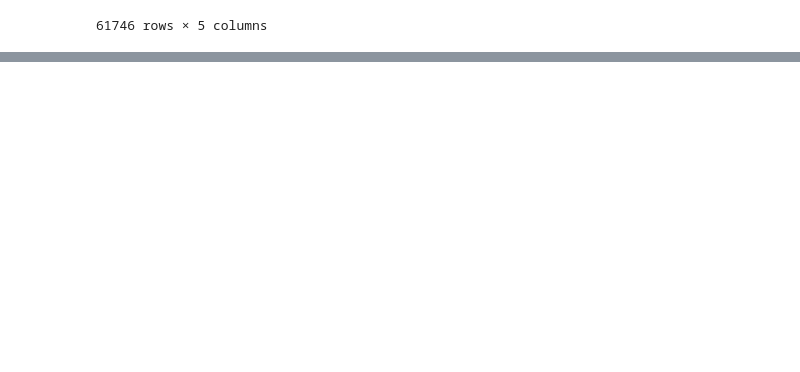
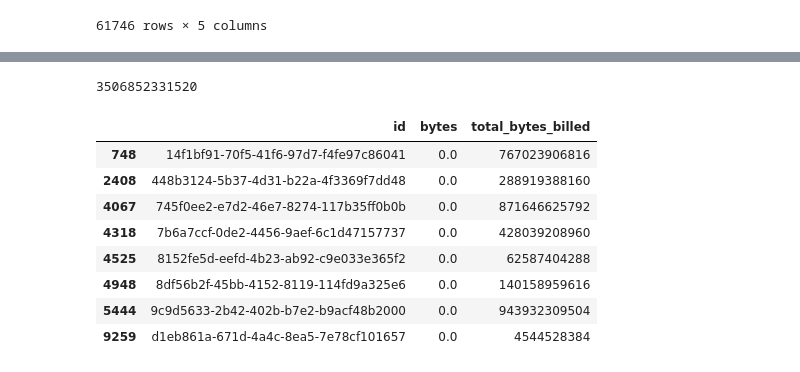
Before and after one commit to alexgirardet/Analyzing_Rightmove, a Jupyter notebook: BigQuery_bquxjob_22c8021f_185865ea938.ipynb, the cells around one changed output, grey strips where cells are left out. Drawn from its saved outputs; the diff is of its cells as text; code cells hidden in the pictures; blank space fills up the shorter version.

```diff
--- a/BigQuery_bquxjob_22c8021f_185865ea938.ipynb
+++ b/BigQuery_bquxjob_22c8021f_185865ea938.ipynb
@@ -315,0 +337,16 @@ Name: bytes, Length: 35450, dtype: float64
+# %%
+merged_grouped_diff.total_bytes_billed.sum()
+# %% [output]
+3506852331520
+# %%
+merged_grouped_diff
+# %% [output]
+|  | id | bytes | total_bytes_billed |
+| 748 | 14f1bf91-70f5-41f6-97d7-f4fe97c86041 | 0.0 | 767023906816 |
+| 2408 | 448b3124-5b37-4d31-b22a-4f3369f7dd48 | 0.0 | 288919388160 |
+| 4067 | 745f0ee2-e7d2-46e7-8274-117b35ff0b0b | 0.0 | 871646625792 |
+| 4318 | 7b6a7ccf-0de2-4456-9aef-6c1d47157737 | 0.0 | 428039208960 |
+| 4525 | 8152fe5d-eefd-4b23-ab92-c9e033e365f2 | 0.0 | 62587404288 |
+| 4948 | 8df56b2f-45bb-4152-8119-114fd9a325e6 | 0.0 | 140158959616 |
+| 5444 | 9c9d5633-2b42-402b-b7e2-b9acf48b2000 | 0.0 | 943932309504 |
+| 9259 | d1eb861a-671d-4a4c-8ea5-7e78cf101657 | 0.0 | 4544528384 |
```
Also changed, not shown: parts of 21 cells of this notebook.
